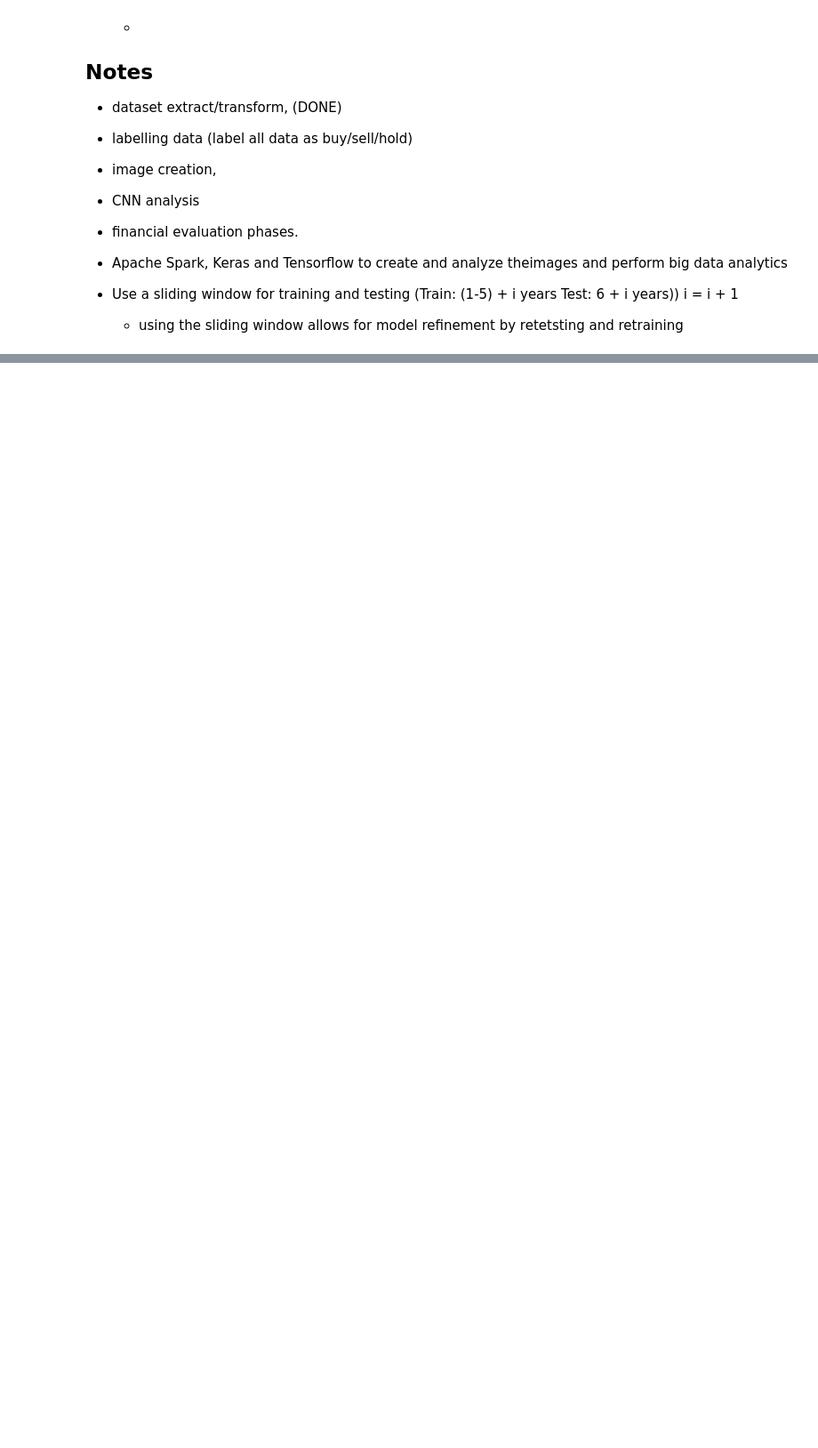
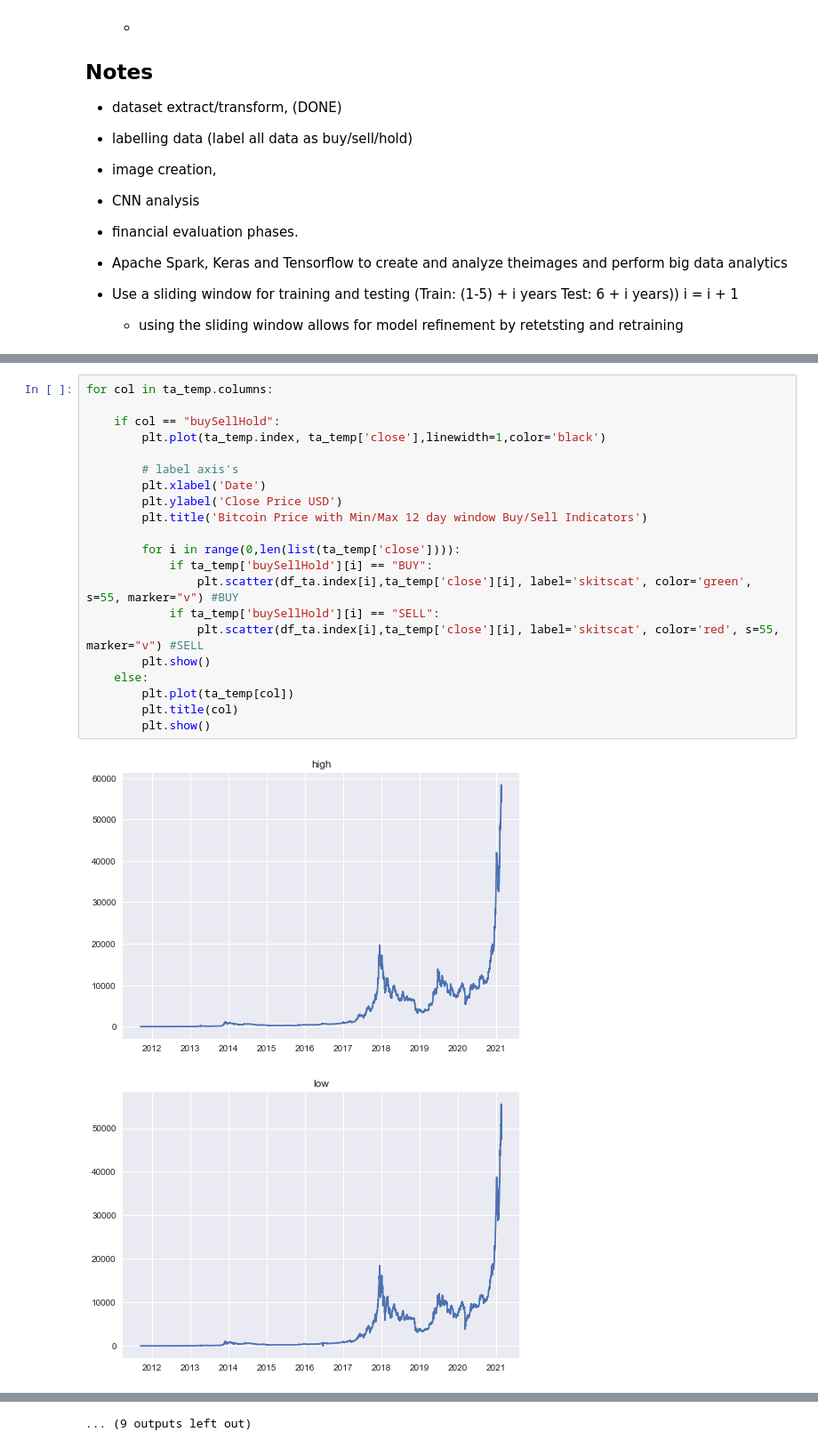
Before and after one commit to jamorsicato/machine-learning, a Jupyter notebook: bitcoin_price_prediction.ipynb, the cells around one changed output, grey strips where cells are left out. Shown at 89% size. Saved outputs shown, nothing was run; the diff lists cells and outputs as text; blank space fills up the shorter version.

```diff
--- a/bitcoin_price_prediction.ipynb
+++ b/bitcoin_price_prediction.ipynb
@@ -345,0 +706,24 @@ plt.savefig('btc_buy_sell.png')
+# %%
+for col in ta_temp.columns:
+
+    if col == "buySellHold":
+        plt.plot(ta_temp.index, ta_temp['close'],linewidth=1,color='black')
+
+        # label axis's
+        plt.xlabel('Date')
+        plt.ylabel('Close Price USD')
+        plt.title('Bitcoin Price with Min/Max 12 day window Buy/Sell Indicators')
+
+        for i in range(0,len(list(ta_temp['close']))):
+            if ta_temp['buySellHold'][i] == "BUY":
+                plt.scatter(df_ta.index[i],ta_temp['close'][i], label='skitscat', color='green', s=55, marker="v") #BUY
+            if ta_temp['buySellHold'][i] == "SELL":
+                plt.scatter(df_ta.index[i],ta_temp['close'][i], label='skitscat', color='red', s=55, marker="v") #SELL
+        plt.show()
+    else:
+        plt.plot(ta_temp[col])
+        plt.title(col)
+        plt.show()
+# %% [output]
+[figure, added]
+[figure, added]
@@ -345,0 +740 @@ plt.savefig('btc_buy_sell.png')
+... (9 outputs left out)
```
Also changed, not shown: parts of 22 cells of this notebook, 5 other files.
